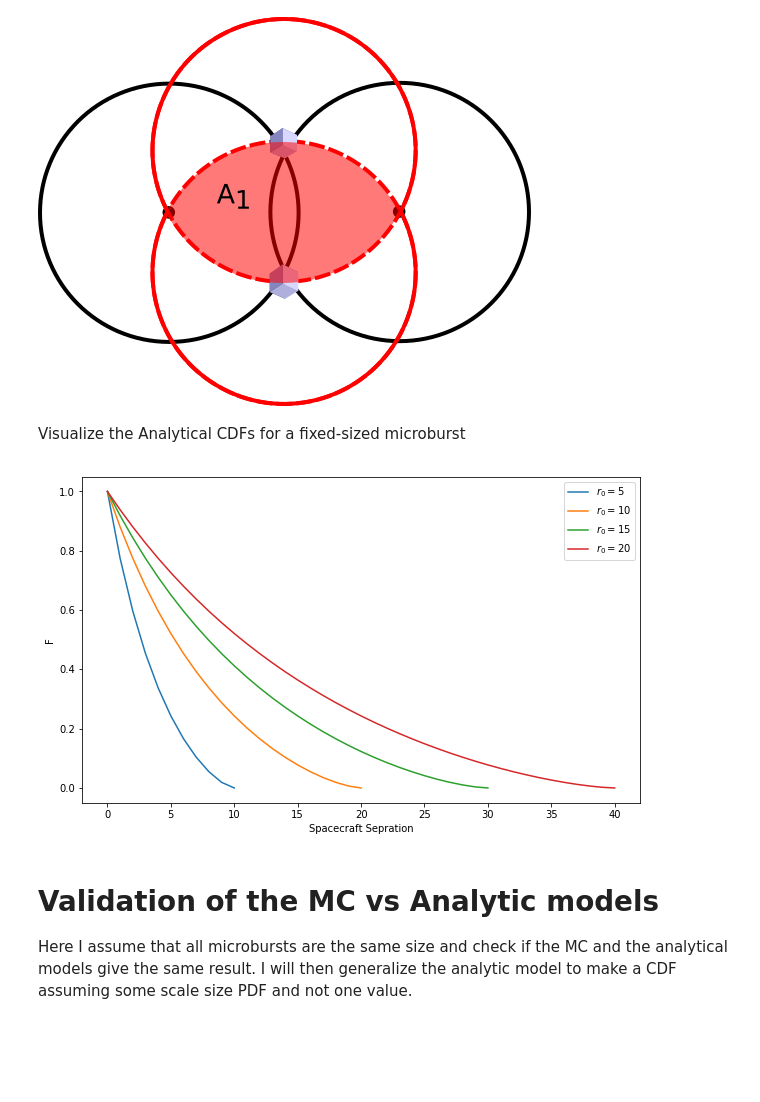
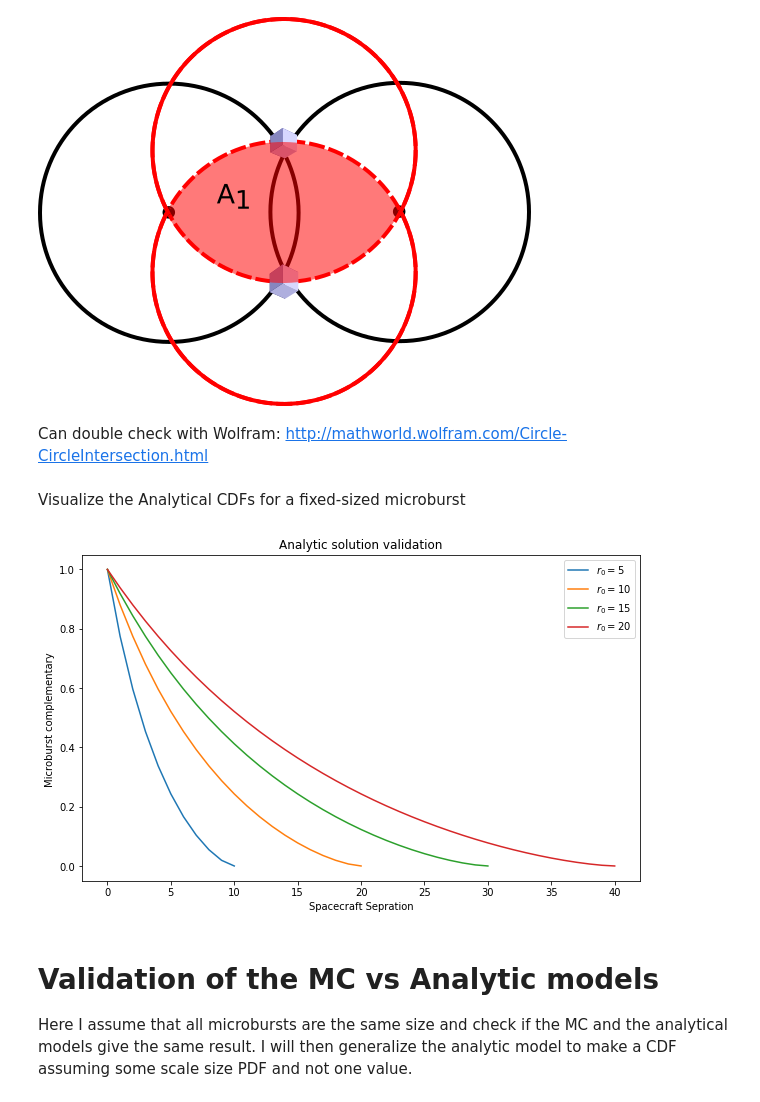
Before and after one commit to mshumko/ac6_microburst_scale_sizes, a Jupyter notebook: models/microburst_scale_size_model.ipynb, the cells around one changed output. Drawn from its saved outputs; the diff is of its cells as text; code cells hidden in the pictures; blank space fills up the shorter version.

```diff
--- a/models/microburst_scale_size_model.ipynb
+++ b/models/microburst_scale_size_model.ipynb
@@ -208,6 +209,8 @@ $$. The Cumulative Distribution Fuction (CDF) is the derived by assuming a distr
 Image("analytic_coincident_microburst_scale_size_bounds.png")
 # %% [output]
 [figure]
+# %% [markdown]
+Can double check with Wolfram: http://mathworld.wolfram.com/Circle-CircleIntersection.html
 # %%
 A1 = lambda r, d: 2*r**2*np.arccos(d/(2*r)) - d/2*np.sqrt(4*r**2 - d**2)
 F = lambda r, d: A1(r, d)/(2*np.pi*r**2 - A1(r, d))
@@ -216,14 +219,15 @@ Visualize the Analytical CDFs for a fixed-sized microburst
 # %%
 d = np.arange(100)
 r2 = np.arange(5, 25, 5)
 plt.figure(figsize=(10, 6))
 
 for r_i in r2:
-    plt.plot(d, F(r_i, d), label=r'$r_0 = $'+str(r_i));
+    plt.plot(d, F(r_i, d), label=r'$r_0 = $'+str(r_i)); #A(r_i, d)/A(r_i, 0)
 plt.legend();
-plt.xlabel('Spacecraft Sepration'); plt.ylabel('F');
+plt.xlabel('Spacecraft Sepration'); plt.ylabel('Microburst complementary ');
+plt.title('Analytic solution validation');
 # %% [output]
-[figure, old version]
+[figure, new version]
 # %% [markdown]
 # Validation of the MC vs Analytic models
 Here I assume that all microbursts are the same size and check if the MC and the analytical models give the same result. I will then generalize the analytic model to make a CDF assuming some scale size PDF and not one value.
```
Also changed, not shown: parts of 13 cells of this notebook.
